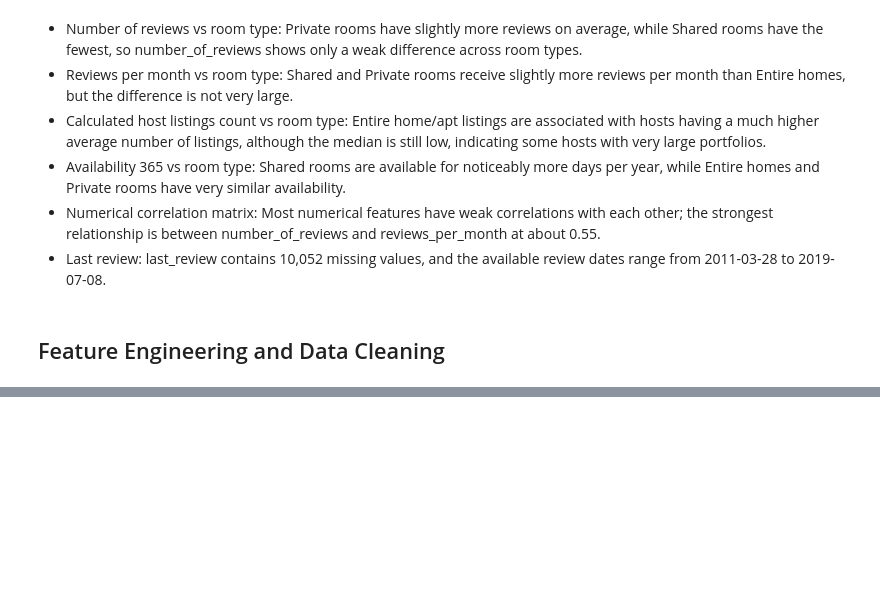
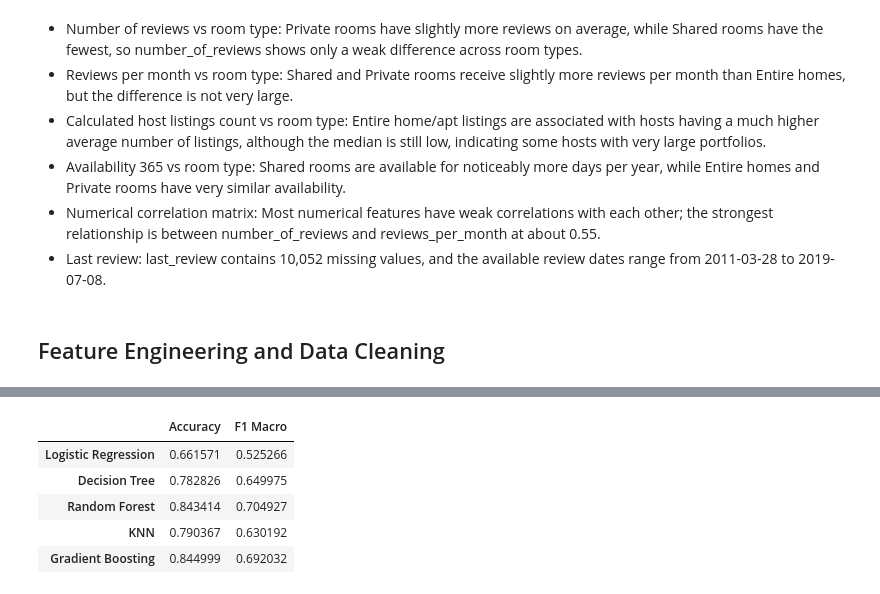
Before and after one commit to amnaherex/Roomify, a Jupyter notebook: Untitled.ipynb, the cells around one changed output, grey strips where cells are left out. Cells and saved outputs as stored; diff of their text form; code cells hidden in the pictures; blank space fills up the shorter version.

```diff
--- a/Untitled.ipynb
+++ b/Untitled.ipynb
@@ -415,0 +542,12 @@ y = df_clean['room_type']
+# %%
+import pandas as pd
+
+results_df = pd.DataFrame(results).T
+results_df
+# %% [output]
+|  | Accuracy | F1 Macro |
+| Logistic Regression | 0.661571 | 0.525266 |
+| Decision Tree | 0.782826 | 0.649975 |
+| Random Forest | 0.843414 | 0.704927 |
+| KNN | 0.790367 | 0.630192 |
+| Gradient Boosting | 0.844999 | 0.692032 |
```
Also changed, not shown: parts of 43 cells of this notebook.
